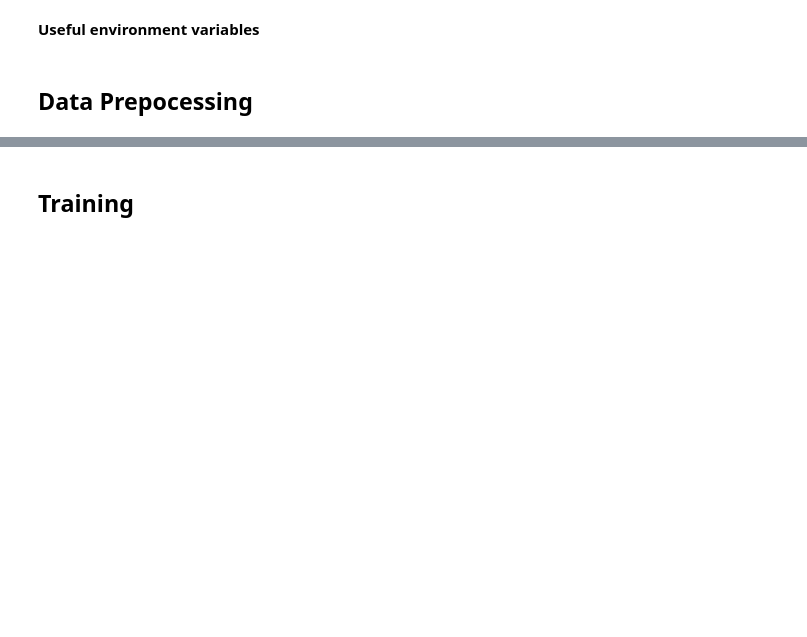
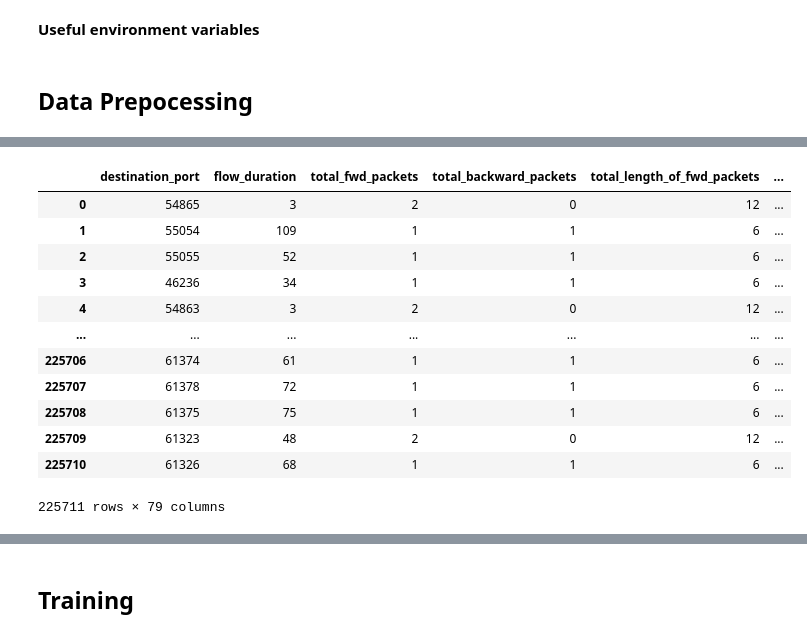
Before and after one commit to ARYN-27/spectre-dev, a Jupyter notebook: spectre-code/spectre-ann/SPECTRE-V2-A.ipynb, the cells around one changed output, grey strips where cells are left out. Cells and saved outputs as stored; diff of their text form; code cells hidden in the pictures; blank space fills up the shorter version.

```diff
--- a/spectre-code/spectre-ann/SPECTRE-V2-A.ipynb
+++ b/spectre-code/spectre-ann/SPECTRE-V2-A.ipynb
@@ -137,0 +201,19 @@ df_final
+# %%
+df_cleaned = df_cleaned.reset_index()
+# Removing un-needed index column added by reset_index method
+df_cleaned.drop('index', axis=1, inplace=True)
+df_cleaned
+# %% [output]
+|  | destination_port | flow_duration | total_fwd_packets | total_backward_packets | total_length_of_fwd_packets | ... |
+| 0 | 54865 | 3 | 2 | 0 | 12 | ... |
+| 1 | 55054 | 109 | 1 | 1 | 6 | ... |
+| 2 | 55055 | 52 | 1 | 1 | 6 | ... |
+| 3 | 46236 | 34 | 1 | 1 | 6 | ... |
+| 4 | 54863 | 3 | 2 | 0 | 12 | ... |
+| ... | ... | ... | ... | ... | ... | ... |
+| 225706 | 61374 | 61 | 1 | 1 | 6 | ... |
+| 225707 | 61378 | 72 | 1 | 1 | 6 | ... |
+| 225708 | 61375 | 75 | 1 | 1 | 6 | ... |
+| 225709 | 61323 | 48 | 2 | 0 | 12 | ... |
+| 225710 | 61326 | 68 | 1 | 1 | 6 | ... |
+225711 rows × 79 columns
```
Also changed, not shown: parts of 47 cells of this notebook, 4 other files.
